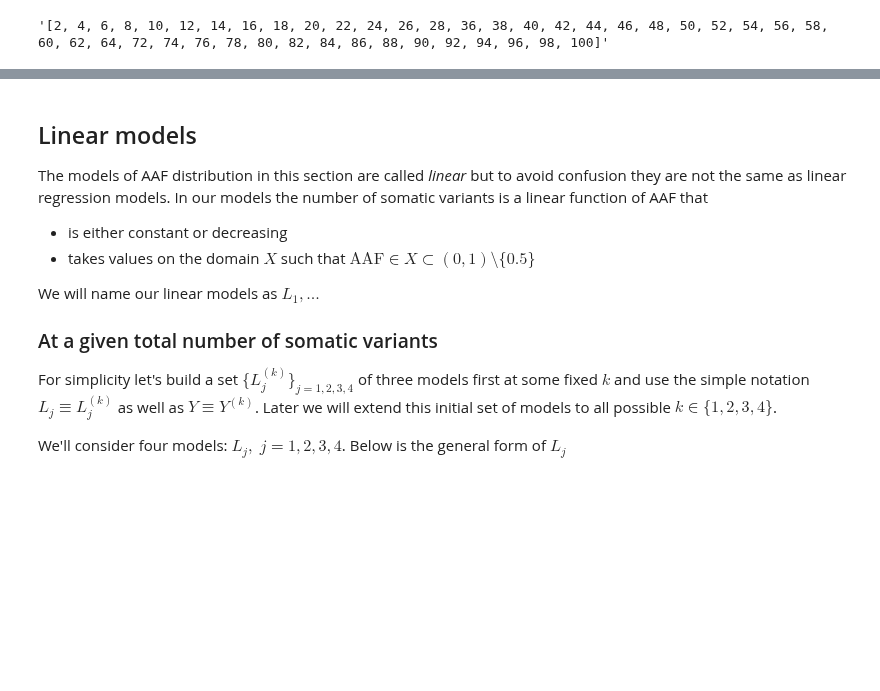
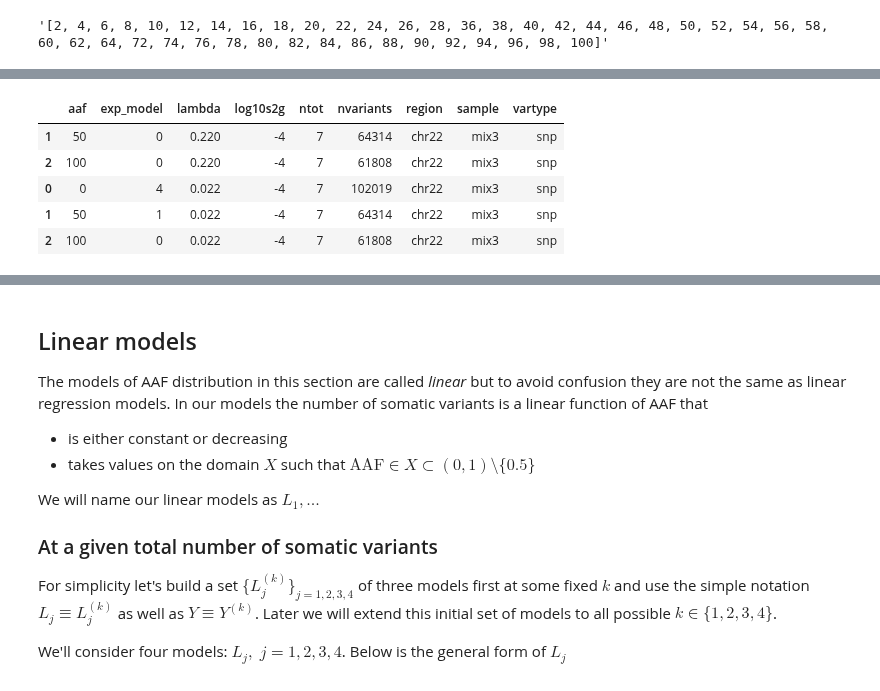
Before and after one commit to attilagk/BSM-research, a Jupyter notebook: notebook/2019-04-04-truth-sets-aaf/2019-04-04-truth-sets-aaf.ipynb, the cells around one changed output, grey strips where cells are left out. Drawn from its saved outputs; the diff is of its cells as text; code cells hidden in the pictures; blank space fills up the shorter version.

```diff
--- a/notebook/2019-04-04-truth-sets-aaf/2019-04-04-truth-sets-aaf.ipynb
+++ b/notebook/2019-04-04-truth-sets-aaf/2019-04-04-truth-sets-aaf.ipynb
@@ -192,0 +203,9 @@ repr(aaf_values['mix1'])
+# %%
+expm.tail()
+# %% [output]
+|  | aaf | exp_model | lambda | log10s2g | ntot | nvariants | region | sample | vartype |
+| 1 | 50 | 0 | 0.220 | -4 | 7 | 64314 | chr22 | mix3 | snp |
+| 2 | 100 | 0 | 0.220 | -4 | 7 | 61808 | chr22 | mix3 | snp |
+| 0 | 0 | 4 | 0.022 | -4 | 7 | 102019 | chr22 | mix3 | snp |
+| 1 | 50 | 1 | 0.022 | -4 | 7 | 64314 | chr22 | mix3 | snp |
+| 2 | 100 | 0 | 0.022 | -4 | 7 | 61808 | chr22 | mix3 | snp |
```
Also changed, not shown: parts of 2 cells of this notebook, 1 other file.
